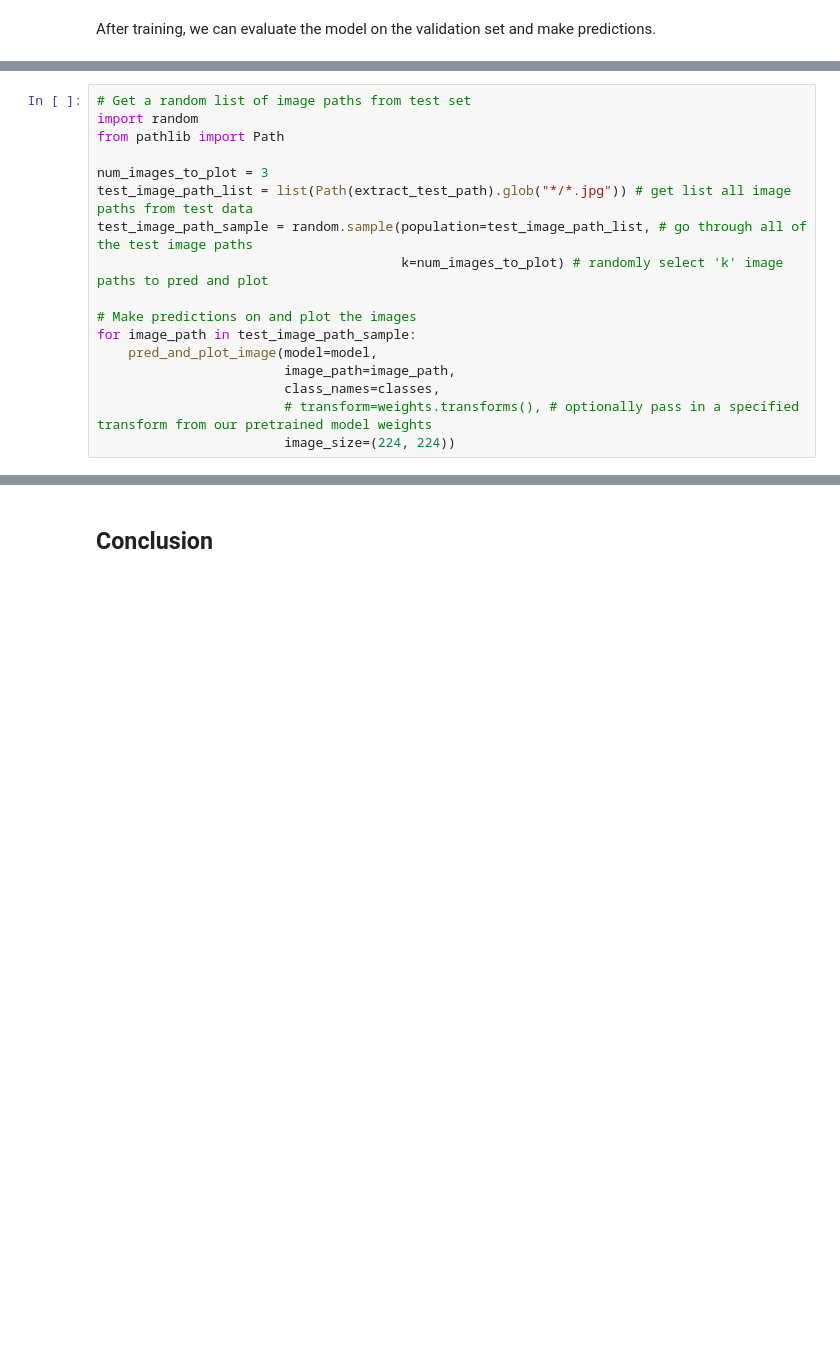
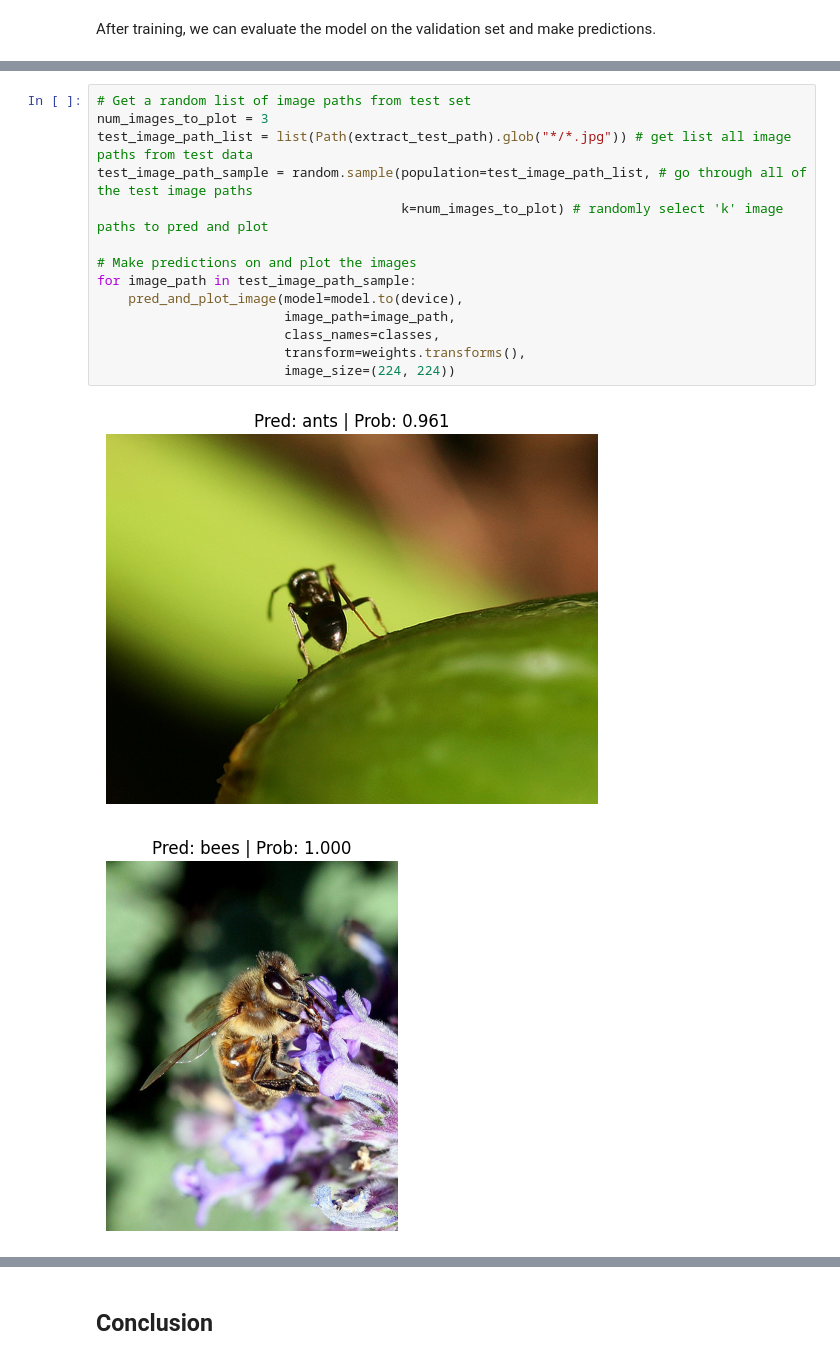
Before and after one commit to arkeodev/pytorch, a Jupyter notebook: Transfer_Learning/transfer_learning.ipynb, the cells around one changed output, grey strips where cells are left out. Drawn from its saved outputs; the diff is of its cells as text; blank space fills up the shorter version.

```diff
--- a/Transfer_Learning/transfer_learning.ipynb
+++ b/Transfer_Learning/transfer_learning.ipynb
@@ -712,18 +716,18 @@ def pred_and_plot_image(model: torch.nn.Module,
     plt.axis(False);
 # %%
 # Get a random list of image paths from test set
-import random
-from pathlib import Path
-
 num_images_to_plot = 3
 test_image_path_list = list(Path(extract_test_path).glob("*/*.jpg")) # get list all image paths from test data
 test_image_path_sample = random.sample(population=test_image_path_list, # go through all of the test image paths
                                        k=num_images_to_plot) # randomly select 'k' image paths to pred and plot
 
 # Make predictions on and plot the images
 for image_path in test_image_path_sample:
-    pred_and_plot_image(model=model,
+    pred_and_plot_image(model=model.to(device),
                         image_path=image_path,
                         class_names=classes,
-                        # transform=weights.transforms(), # optionally pass in a specified transform from our pretrained model weights
+                        transform=weights.transforms(),
                         image_size=(224, 224))
+# %% [output]
+[figure, added]
+[figure, added]
```
Also changed, not shown: parts of 11 cells of this notebook.
